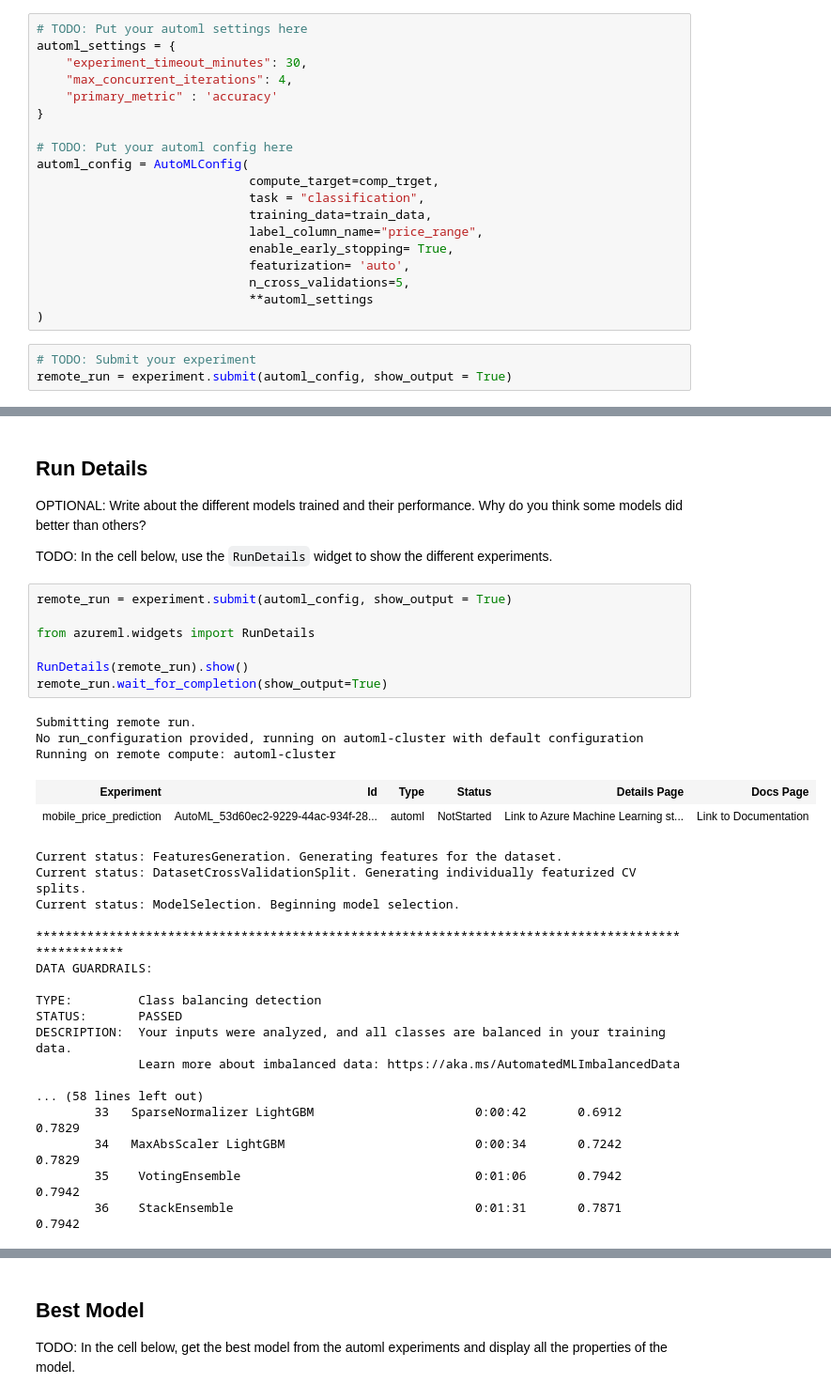
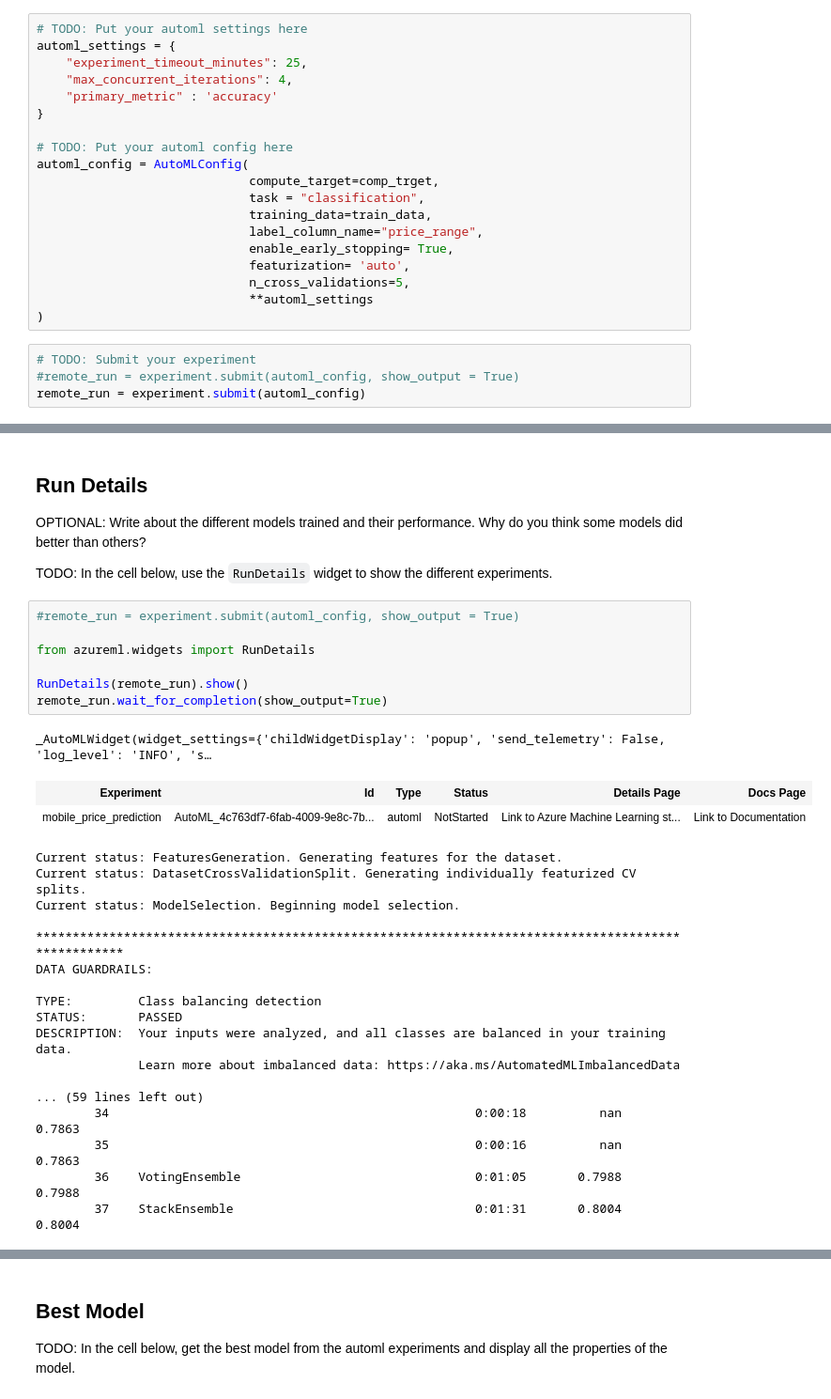
Before and after one commit to valeriapolozun/machine_learning_azure_capstone, a Jupyter notebook: automl.ipynb, the cells around one changed output, grey strips where cells are left out. Shown at 94% size. Cells and saved outputs as stored; diff of their text form.

```diff
--- a/automl.ipynb
+++ b/automl.ipynb
@@ -133,7 +135,7 @@ TODO: Explain why you chose the automl settings and cofiguration you used below.
 # %%
 # TODO: Put your automl settings here
 automl_settings = {
-    "experiment_timeout_minutes": 30,
+    "experiment_timeout_minutes": 25,
     "max_concurrent_iterations": 4,
     "primary_metric" : 'accuracy'
 }
@@ -151,6 +153,7 @@ automl_config = AutoMLConfig(
 )
 # %%
 # TODO: Submit your experiment
-remote_run = experiment.submit(automl_config, show_output = True)
+#remote_run = experiment.submit(automl_config, show_output = True)
+remote_run = experiment.submit(automl_config)
 # %% [output]
 Submitting remote run.
@@ -183,18 +167,16 @@ OPTIONAL: Write about the different models trained and their performance. Why do
 
 TODO: In the cell below, use the `RunDetails` widget to show the different experiments.
 # %%
-remote_run = experiment.submit(automl_config, show_output = True)
+#remote_run = experiment.submit(automl_config, show_output = True)
 
 from azureml.widgets import RunDetails
 
 RunDetails(remote_run).show()
 remote_run.wait_for_completion(show_output=True)
 # %% [output]
-Submitting remote run.
-No run_configuration provided, running on automl-cluster with default configuration
-Running on remote compute: automl-cluster
+_AutoMLWidget(widget_settings={'childWidgetDisplay': 'popup', 'send_telemetry': False, 'log_level': 'INFO', 's…
 | Experiment | Id | Type | Status | Details Page | Docs Page |
-| mobile_price_prediction | AutoML_53d60ec2-9229-44ac-934f-28... | automl | NotStarted | Link to Azure Machine Learning st... | Link to Documentation |
+| mobile_price_prediction | AutoML_4c763df7-6fab-4009-9e8c-7b... | automl | NotStarted | Link to Azure Machine Learning st... | Link to Documentation |
 Current status: FeaturesGeneration. Generating features for the dataset.
 Current status: DatasetCrossValidationSplit. Generating individually featurized CV splits.
 Current status: ModelSelection. Beginning model selection.
@@ -207,8 +189,8 @@ STATUS:       PASSED
 DESCRIPTION:  Your inputs were analyzed, and all classes are balanced in your training data.
               Learn more about imbalanced data: https://aka.ms/AutomatedMLImbalancedData
 
-... (58 lines left out)
-        33   SparseNormalizer LightGBM                      0:00:42       0.6912    0.7829
-        34   MaxAbsScaler LightGBM                          0:00:34       0.7242    0.7829
-        35    VotingEnsemble                                0:01:06       0.7942    0.7942
-        36    StackEnsemble                                 0:01:31       0.7871    0.7942
+... (59 lines left out)
+        34                                                  0:00:18          nan    0.7863
+        35                                                  0:00:16          nan    0.7863
+        36    VotingEnsemble                                0:01:05       0.7988    0.7988
+        37    StackEnsemble                                 0:01:31       0.8004    0.8004
```
Also changed, not shown: parts of 20 cells of this notebook, 2 other files.
